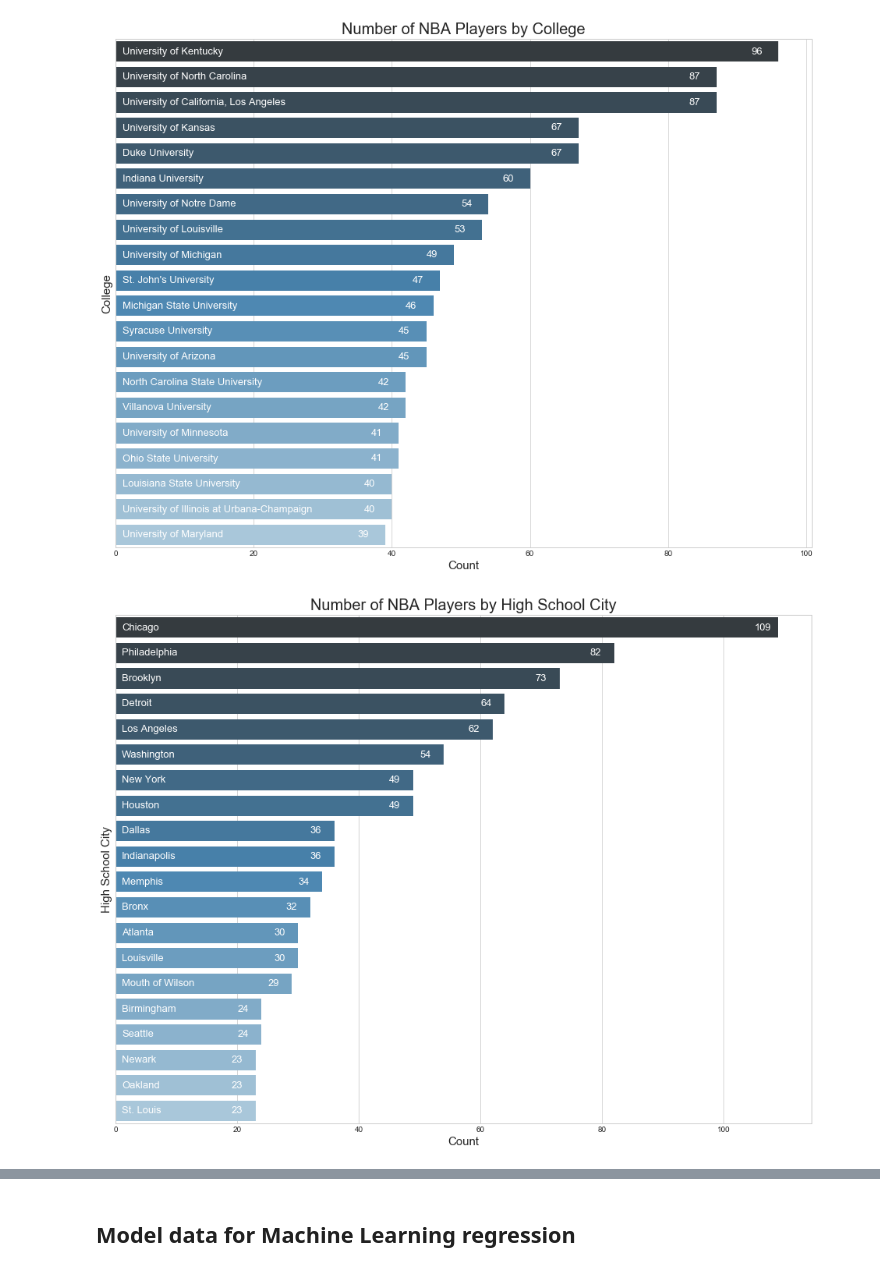
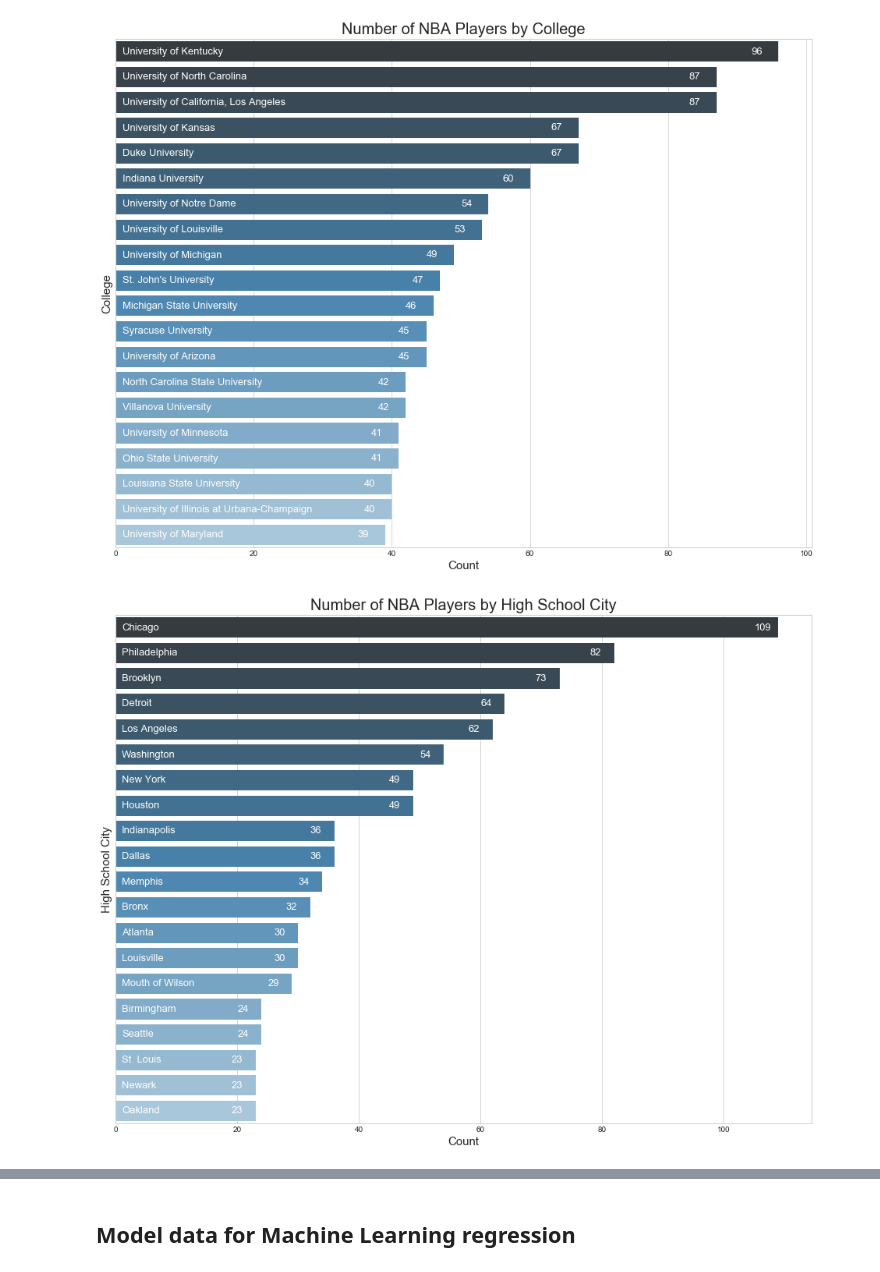
Before and after one commit to ymericson/NBA-player-info, a Jupyter notebook: NBA players stats.ipynb, the cells around one changed output, grey strips where cells are left out. Drawn from its saved outputs; the diff is of its cells as text; code cells hidden in the pictures.

```diff
--- a/NBA players stats.ipynb
+++ b/NBA players stats.ipynb
@@ -8,4 +8,5 @@ from bs4 import BeautifulSoup, SoupStrainer
 import sys, string, requests, datetime, time
 %matplotlib inline
 # %%
-players_merged_df = pd.read_csv('Tables/players_merged_df.csv')
+players = pd.read_csv('Tables/players.csv')
+players.head()
@@ -81,5 +80,5 @@ ax.set(xlabel='Basketball Position', ylabel='Number of Players')
 # %%
-top_colleges = players_merged_df['college'].value_counts()[:20]
+top_colleges = players['college'].value_counts()[:20]
 top_colleges_df = pd.DataFrame(top_colleges)
 top_colleges_df.columns = ['Count']
 
@@ -95,18 +94,18 @@ for num in range(len(top_colleges)):
 # %% [output]
 [figure]
 # %%
-top_hs_cities = players_merged_df['hs_city'].value_counts()[:20]
+top_hs_cities = players['hs_city'].value_counts()[:20]
 top_hs_cities_df = pd.DataFrame(top_hs_cities)
 top_hs_cities_df.columns = ['Count']
 
 plt.figure(figsize=(16,12))
 sns.barplot(x='Count', y=top_hs_cities_df.index, data=top_hs_cities_df, palette="Blues_d")
 plt.title('Number of NBA Players by High School City', fontsize=20)
 plt.ylabel('High School City', fontsize=15)
 plt.gca().set_yticks([]);
 
 for num in range(len(top_hs_cities)):
     plt.text(top_hs_cities[num]-4, num, top_hs_cities[num], color='white', size=13, verticalalignment='center')
     plt.text(1, num, top_hs_cities.index[num], color='white', size=13, verticalalignment='center')
 # %% [output]
-[figure, old version]
+[figure, new version]
```
Also changed, not shown: parts of 24 cells of this notebook, 2 other files.
